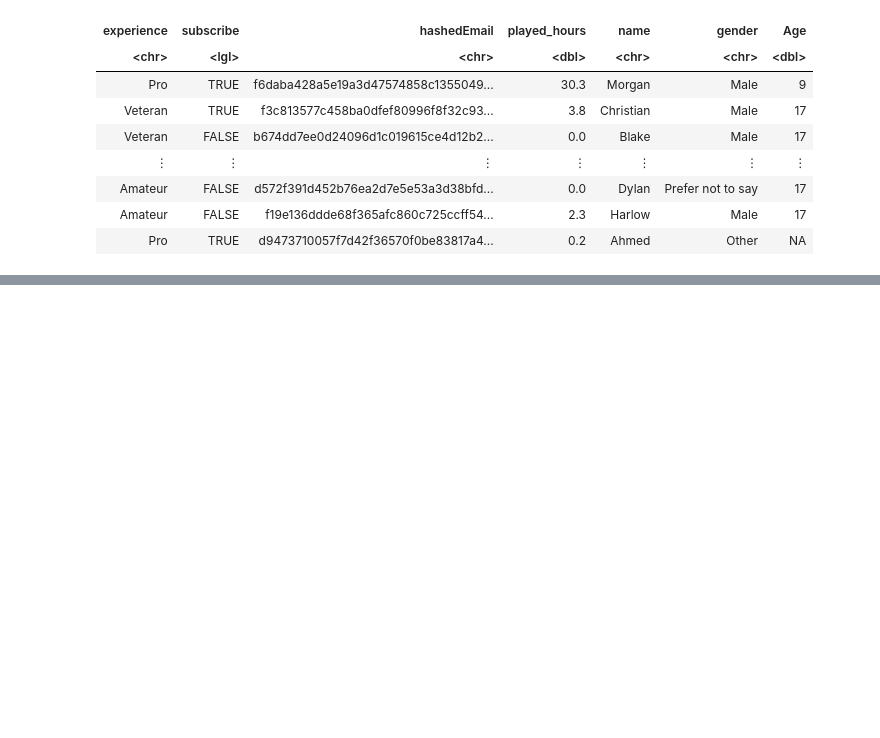
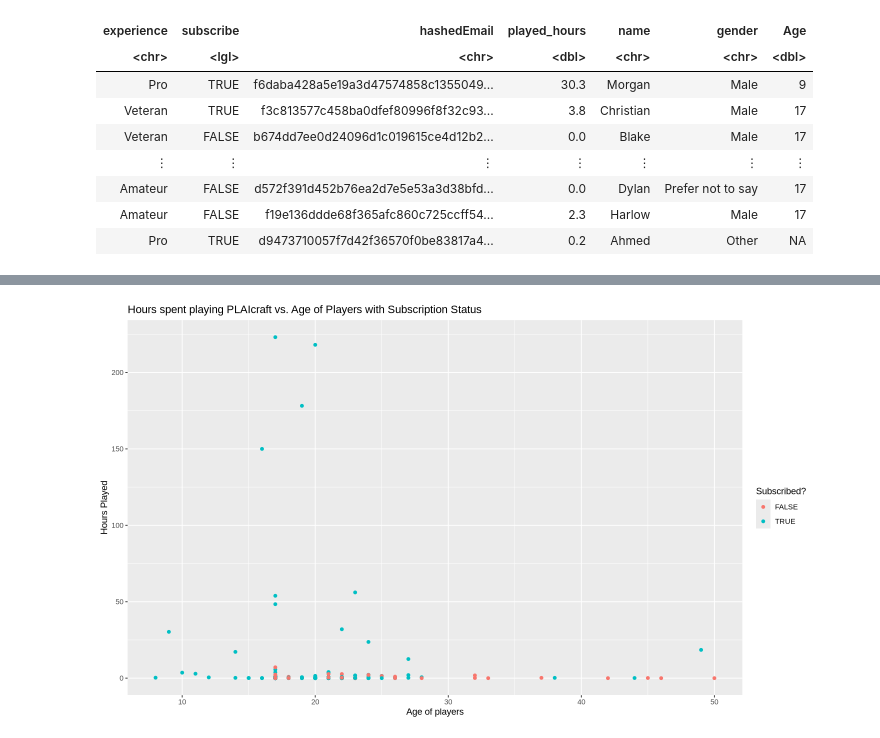
Before and after one commit to tiffyue/dsci_100_project, a Jupyter notebook: tiffany/exploratory_analysis.ipynb, the cells around one changed output, grey strips where cells are left out. Drawn from its saved outputs; the diff is of its cells as text; code cells hidden in the pictures; blank space fills up the shorter version.

```diff
--- a/tiffany/exploratory_analysis.ipynb
+++ b/tiffany/exploratory_analysis.ipynb
@@ -50,0 +130,13 @@ A spec_tbl_df: 1535 × 5
+# %%
+# 3: Exploring the Relationship between Age and played_hours to determine subscription status
+options(repr.plot.width = 12, repr.plot.height = 7)
+
+players_age_hours_plot <- players_data |>
+    ggplot(aes(x = Age,  y= played_hours ,color = as_factor(subscribe))) +
+    geom_point() +
+    labs(x = "Age of players", y = "Hours Played", color = "Subscribed?",
+        title = "Hours spent playing PLAIcraft vs. Age of Players with Subscription Status")
+
+players_age_hours_plot
+# %% [output]
+[figure, added]
```
Also changed, not shown: parts of 12 cells of this notebook, 3 other files.
